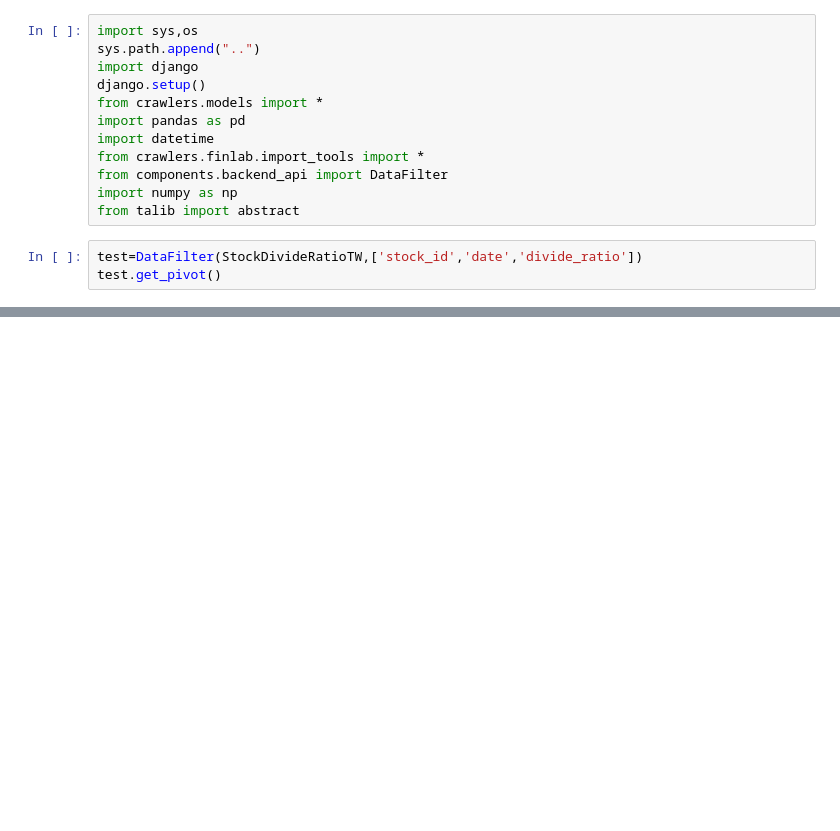
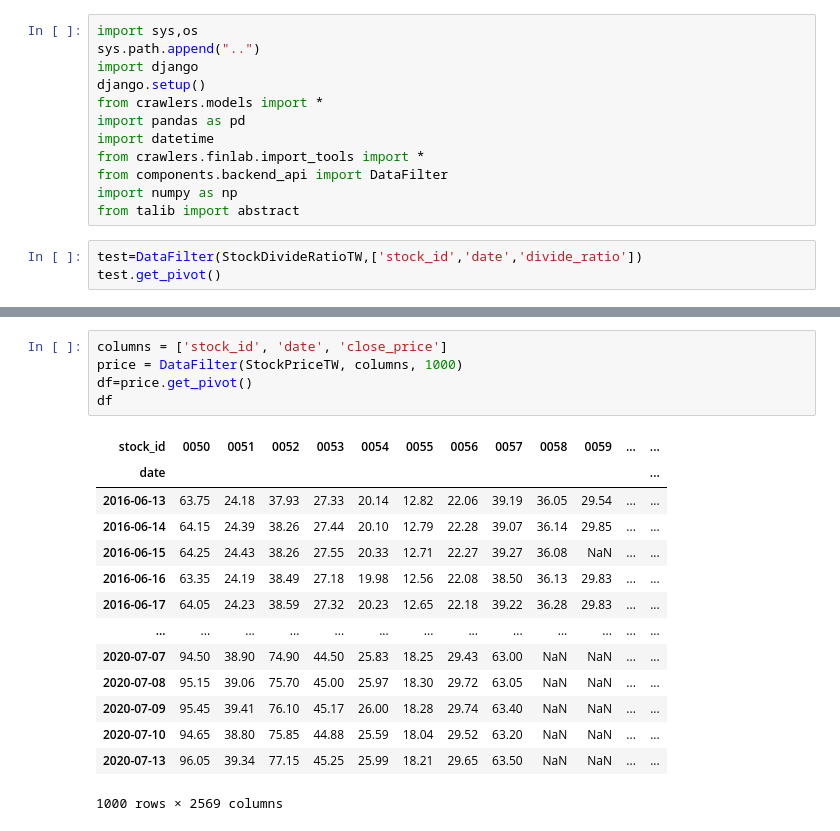
Before and after one commit to ankycheng/Finlab_Django, a Jupyter notebook: stock_fleets/ipynbs/api/adj_function.ipynb, the cells around one changed output, grey strips where cells are left out. Saved outputs shown, nothing was run; the diff lists cells and outputs as text; blank space fills up the shorter version.

```diff
--- a/stock_fleets/ipynbs/api/adj_function.ipynb
+++ b/stock_fleets/ipynbs/api/adj_function.ipynb
@@ -47,0 +70,20 @@ class GetAdj:
+# %%
+columns = ['stock_id', 'date', 'close_price']
+price = DataFilter(StockPriceTW, columns, 1000)
+df=price.get_pivot()
+df
+# %% [output]
+| stock_id | 0050 | 0051 | 0052 | 0053 | 0054 | 0055 | 0056 | 0057 | 0058 | 0059 | ... | ... |
+| date |  |  |  |  |  |  |  |  |  |  |  | ... |
+| 2016-06-13 | 63.75 | 24.18 | 37.93 | 27.33 | 20.14 | 12.82 | 22.06 | 39.19 | 36.05 | 29.54 | ... | ... |
+| 2016-06-14 | 64.15 | 24.39 | 38.26 | 27.44 | 20.10 | 12.79 | 22.28 | 39.07 | 36.14 | 29.85 | ... | ... |
+| 2016-06-15 | 64.25 | 24.43 | 38.26 | 27.55 | 20.33 | 12.71 | 22.27 | 39.27 | 36.08 | NaN | ... | ... |
+| 2016-06-16 | 63.35 | 24.19 | 38.49 | 27.18 | 19.98 | 12.56 | 22.08 | 38.50 | 36.13 | 29.83 | ... | ... |
+| 2016-06-17 | 64.05 | 24.23 | 38.59 | 27.32 | 20.23 | 12.65 | 22.18 | 39.22 | 36.28 | 29.83 | ... | ... |
+| ... | ... | ... | ... | ... | ... | ... | ... | ... | ... | ... | ... | ... |
+| 2020-07-07 | 94.50 | 38.90 | 74.90 | 44.50 | 25.83 | 18.25 | 29.43 | 63.00 | NaN | NaN | ... | ... |
+| 2020-07-08 | 95.15 | 39.06 | 75.70 | 45.00 | 25.97 | 18.30 | 29.72 | 63.05 | NaN | NaN | ... | ... |
+| 2020-07-09 | 95.45 | 39.41 | 76.10 | 45.17 | 26.00 | 18.28 | 29.74 | 63.40 | NaN | NaN | ... | ... |
+| 2020-07-10 | 94.65 | 38.80 | 75.85 | 44.88 | 25.59 | 18.04 | 29.52 | 63.20 | NaN | NaN | ... | ... |
+| 2020-07-13 | 96.05 | 39.34 | 77.15 | 45.25 | 25.99 | 18.21 | 29.65 | 63.50 | NaN | NaN | ... | ... |
+1000 rows × 2569 columns
```
Also changed, not shown: parts of 4 cells of this notebook, 4 other files.
